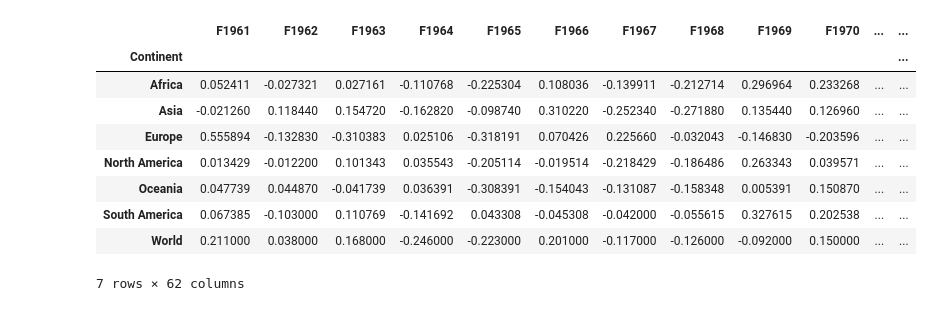
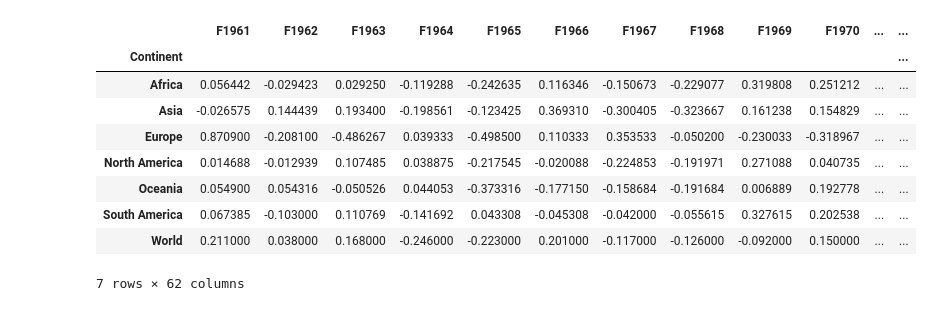
Before and after one commit to Kevin-McConchie/IMF-Weather-Data, a Jupyter notebook: global_temps.ipynb, the cells around one changed output. Cells and saved outputs as stored; diff of their text form; code cells hidden in the pictures.

```diff
--- a/global_temps.ipynb
+++ b/global_temps.ipynb
@@ -326,18 +309,19 @@ for _, row in temps_df.iterrows():
-# %%
-cont_df = temps_df.groupby('Continent').mean()
-cont_na = temps_na.groupby('Continent').mean()
-cont_na
-# %% [output]
-|  | F1961 | F1962 | F1963 | F1964 | F1965 | F1966 | F1967 | F1968 | F1969 | F1970 | ... | ... |
-| Continent |  |  |  |  |  |  |  |  |  |  |  | ... |
-| Africa | 0.052411 | -0.027321 | 0.027161 | -0.110768 | -0.225304 | 0.108036 | -0.139911 | -0.212714 | 0.296964 | 0.233268 | ... | ... |
-| Asia | -0.021260 | 0.118440 | 0.154720 | -0.162820 | -0.098740 | 0.310220 | -0.252340 | -0.271880 | 0.135440 | 0.126960 | ... | ... |
-| Europe | 0.555894 | -0.132830 | -0.310383 | 0.025106 | -0.318191 | 0.070426 | 0.225660 | -0.032043 | -0.146830 | -0.203596 | ... | ... |
-| North America | 0.013429 | -0.012200 | 0.101343 | 0.035543 | -0.205114 | -0.019514 | -0.218429 | -0.186486 | 0.263343 | 0.039571 | ... | ... |
-| Oceania | 0.047739 | 0.044870 | -0.041739 | 0.036391 | -0.308391 | -0.154043 | -0.131087 | -0.158348 | 0.005391 | 0.150870 | ... | ... |
-| South America | 0.067385 | -0.103000 | 0.110769 | -0.141692 | 0.043308 | -0.045308 | -0.042000 | -0.055615 | 0.327615 | 0.202538 | ... | ... |
-| World | 0.211000 | 0.038000 | 0.168000 | -0.246000 | -0.223000 | 0.201000 | -0.117000 | -0.126000 | -0.092000 | 0.150000 | ... | ... |
-7 rows × 62 columns
+# %%
+# Group countries by continent and average the temperature difference
+cont_df = temps_df.groupby('Continent').mean()
+
+cont_df
+# %% [output]
+|  | F1961 | F1962 | F1963 | F1964 | F1965 | F1966 | F1967 | F1968 | F1969 | F1970 | ... | ... |
+| Continent |  |  |  |  |  |  |  |  |  |  |  | ... |
+| Africa | 0.056442 | -0.029423 | 0.029250 | -0.119288 | -0.242635 | 0.116346 | -0.150673 | -0.229077 | 0.319808 | 0.251212 | ... | ... |
+| Asia | -0.026575 | 0.144439 | 0.193400 | -0.198561 | -0.123425 | 0.369310 | -0.300405 | -0.323667 | 0.161238 | 0.154829 | ... | ... |
+| Europe | 0.870900 | -0.208100 | -0.486267 | 0.039333 | -0.498500 | 0.110333 | 0.353533 | -0.050200 | -0.230033 | -0.318967 | ... | ... |
+| North America | 0.014688 | -0.012939 | 0.107485 | 0.038875 | -0.217545 | -0.020088 | -0.224853 | -0.191971 | 0.271088 | 0.040735 | ... | ... |
+| Oceania | 0.054900 | 0.054316 | -0.050526 | 0.044053 | -0.373316 | -0.177150 | -0.158684 | -0.191684 | 0.006889 | 0.192778 | ... | ... |
+| South America | 0.067385 | -0.103000 | 0.110769 | -0.141692 | 0.043308 | -0.045308 | -0.042000 | -0.055615 | 0.327615 | 0.202538 | ... | ... |
+| World | 0.211000 | 0.038000 | 0.168000 | -0.246000 | -0.223000 | 0.201000 | -0.117000 | -0.126000 | -0.092000 | 0.150000 | ... | ... |
+7 rows × 62 columns
 # %%
 # Create x-axis labels (years)
 x_labels = cont_df.columns
```
Also changed, not shown: parts of 7 cells of this notebook.
